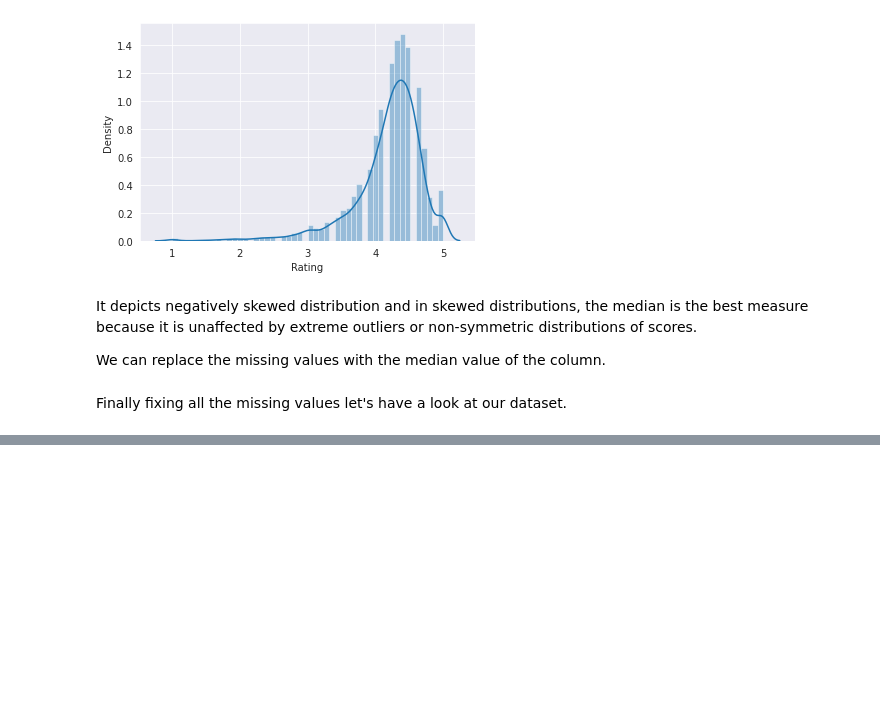
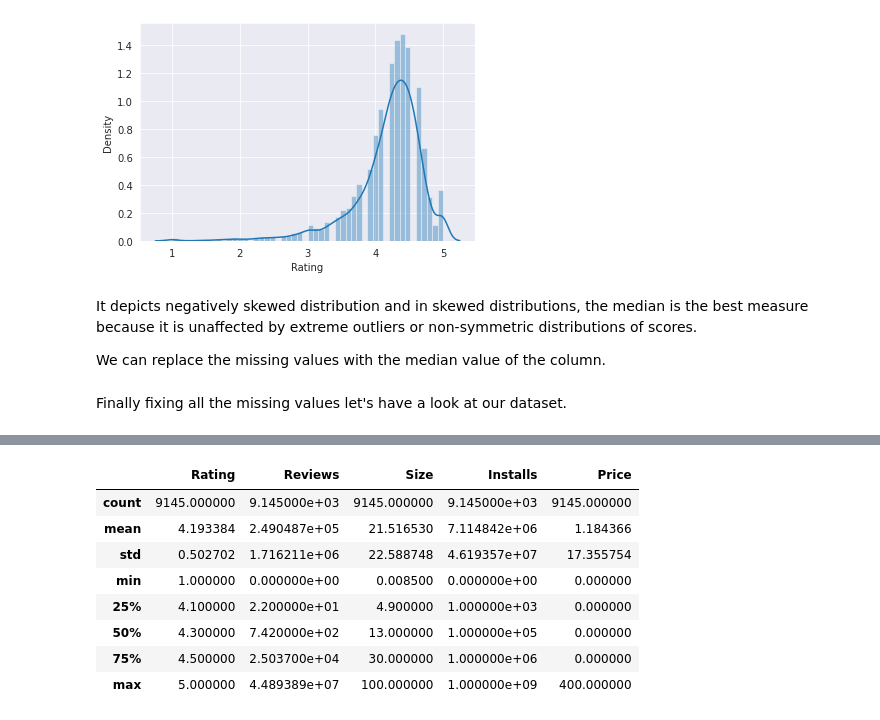
Before and after one commit to Swapnil-417/Play-Store-App-Review-Analysis, a Jupyter notebook: Play_Store_App_Review_Analysis_Capstone_Project.ipynb, the cells around one changed output, grey strips where cells are left out. Drawn from its saved outputs; the diff is of its cells as text; code cells hidden in the pictures; blank space fills up the shorter version.

```diff
--- a/Play_Store_App_Review_Analysis_Capstone_Project.ipynb
+++ b/Play_Store_App_Review_Analysis_Capstone_Project.ipynb
@@ -182,0 +307,12 @@ Finally fixing all the missing values let's have a look at our dataset.
+# %%
+apps_data.describe()
+# %% [output]
+|  | Rating | Reviews | Size | Installs | Price |
+| count | 9145.000000 | 9.145000e+03 | 9145.000000 | 9.145000e+03 | 9145.000000 |
+| mean | 4.193384 | 2.490487e+05 | 21.516530 | 7.114842e+06 | 1.184366 |
+| std | 0.502702 | 1.716211e+06 | 22.588748 | 4.619357e+07 | 17.355754 |
+| min | 1.000000 | 0.000000e+00 | 0.008500 | 0.000000e+00 | 0.000000 |
+| 25% | 4.100000 | 2.200000e+01 | 4.900000 | 1.000000e+03 | 0.000000 |
+| 50% | 4.300000 | 7.420000e+02 | 13.000000 | 1.000000e+05 | 0.000000 |
+| 75% | 4.500000 | 2.503700e+04 | 30.000000 | 1.000000e+06 | 0.000000 |
+| max | 5.000000 | 4.489389e+07 | 100.000000 | 1.000000e+09 | 400.000000 |
```
Also changed, not shown: parts of 22 cells of this notebook.
